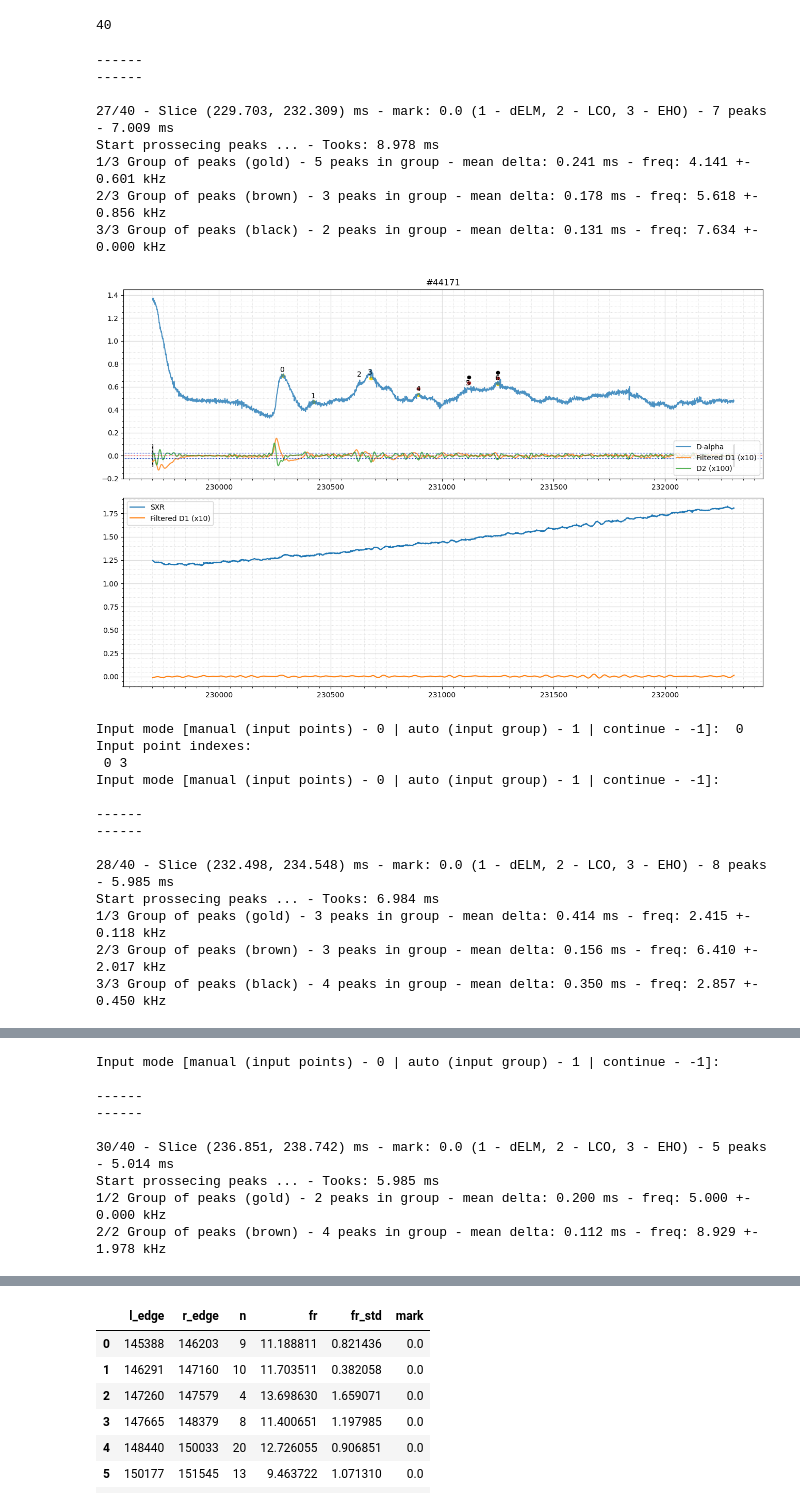
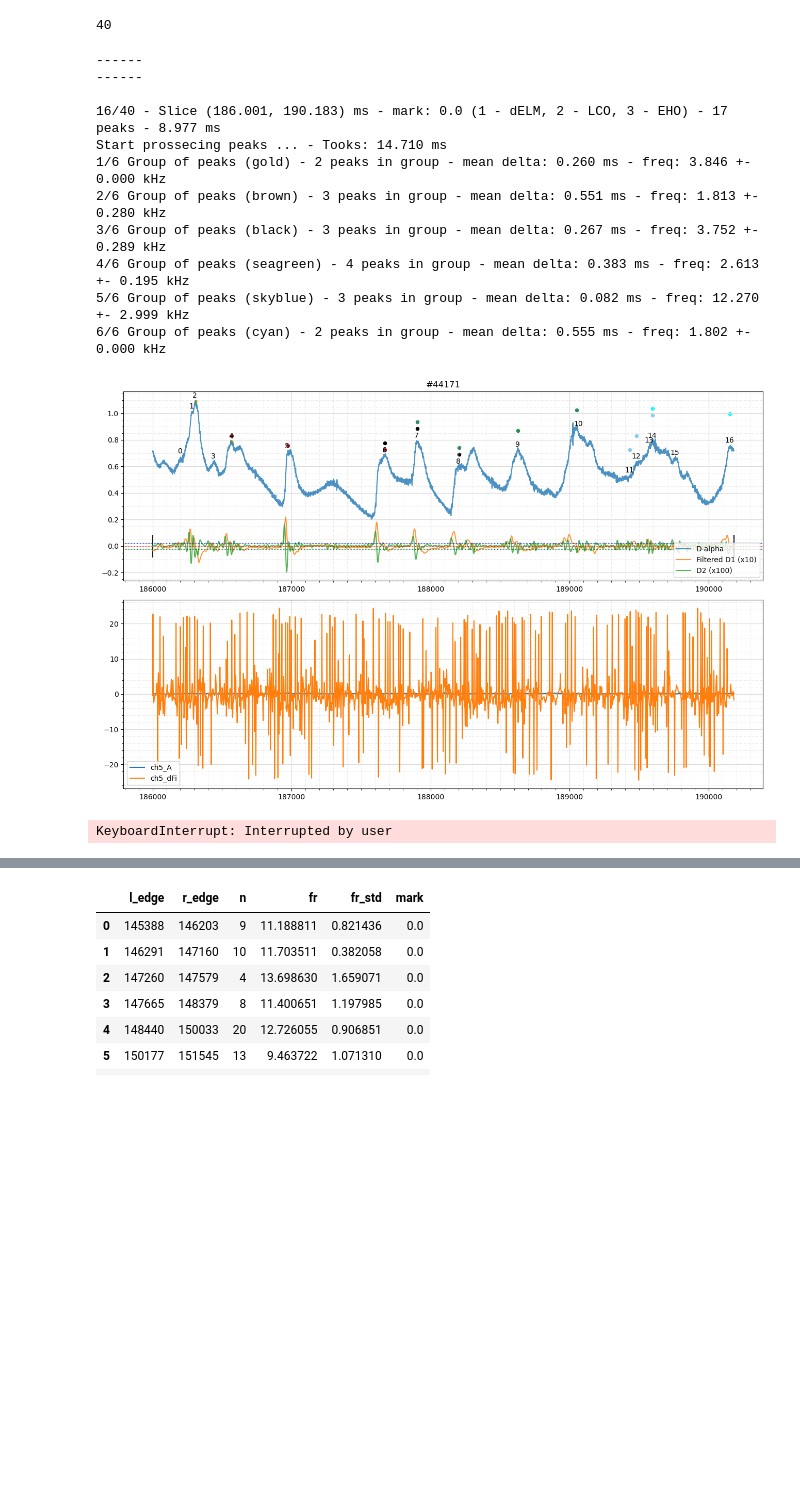
Before and after one commit to feodorrussia/Plasma_analysis, a Jupyter notebook: Marking sys_v3.ipynb, the cells around one changed output, grey strips where cells are left out. Saved outputs shown, nothing was run; the diff lists cells and outputs as text; code cells hidden in the pictures; blank space fills up the shorter version.

```diff
--- a/Marking sys_v3.ipynb
+++ b/Marking sys_v3.ipynb
@@ -689,10 +689,3 @@ d_alpha_d1 = np.diff(d_alpha)
 sxr_d1 = np.diff(sxr)
 # %%
 mgd = df.mgd_v.to_numpy() ** 2 + df.mgd_r.to_numpy() ** 2
-# %%
-from scipy import signal
-
-b, a = signal.butter(5, 0.1)
-d_alpha_f = signal.filtfilt(b, a, d_alpha_d1)
-b, a = signal.butter(5, 0.05)
-sxr_f = signal.filtfilt(b, a, sxr_d1)
@@ -698,0 +708,8 @@ sxr_f = signal.filtfilt(b, a, sxr_d1)
+# %%
+dbs_dir_path = proj_path + "/data/dbs/sht/"
+dbs_df = read_sht_data(f'Dref{F_ID}', dbs_dir_path, data_name="ch1")
+channels = [1, 2, 3, 4, 5, 6]
+for i in channels[1:]:
+    dbs_df[f"ch{i}"] = read_sht_data(f'Dref{F_ID}', dbs_dir_path, data_name=f"ch{i}").ch1
+
+dbs_df.describe()
@@ -698,0 +726,12 @@ sxr_f = signal.filtfilt(b, a, sxr_d1)
+# %%
+for ind in range(1, len(channels) + 1, 2):
+    w = 0.2
+    i_data = normalise_series(filt_signal(dbs_df[f"ch{ind}"].to_numpy(), 5, w))
+    q_data = normalise_series(filt_signal(dbs_df[f"ch{ind + 1}"].to_numpy(), 5, w))
+
+    c_data = i_data + q_data*1j
+
+    dbs_df[f"ch{ind}_A"] = np.abs(c_data)
+    dbs_df[f"ch{ind}_dfi"] = smooth(np.concatenate([np.diff(np.angle(c_data)), [0]]), 300)
+
+dbs_df.describe()
@@ -793,7 +842,7 @@ print(len(res_slices_edges))
 # %% [output]
 40
 # %%
-start_ind = 26  # 0
+start_ind = 15  # 0
 
 for ind in range(start_ind, res_slices_edges.shape[0]):
     l_edge, r_edge = res_slices_edges[ind]
@@ -863,56 +912,51 @@ for ind in range(start_ind, res_slices_edges.shape[0]):
     axs[0].xaxis.set_minor_locator(AutoMinorLocator(10))
     axs[0].legend(loc='lower right')
 
-    axs[1].plot(range(plot_l_edge, plot_r_edge), sxr[plot_l_edge:plot_r_edge], label="SXR")
-    # axs[1].plot(range(l_edge, r_edge), sxr_d1[l_edge:r_edge], label="Diff 1")
-    axs[1].plot(range(plot_l_edge, plot_r_edge), sxr_f[plot_l_edge:plot_r_edge] * 10, label="Filtered D1 (x10)")
+    # axs[1].plot(range(plot_l_edge, plot_r_edge), sxr[plot_l_edge:plot_r_edge], label="SXR")
+    # # axs[1].plot(range(l_edge, r_edge), sxr_d1[l_edge:r_edge], label="Diff 1")
+    # axs[1].plot(range(plot_l_edge, plot_r_edge), sxr_f[plot_l_edge:plot_r_edge] * 10, label="Filtered D1 (x10)")
+
+    for i in [5]:  # channels[::2]
+        axs[1].plot(range(plot_l_edge, plot_r_edge), dbs_df[f"ch{i}_A"][plot_l_edge:plot_r_edge], label=f"ch{i}_A")
+        axs[1].plot(range(plot_l_edge, plot_r_edge), dbs_df[f"ch{i}_dfi"][plot_l_edge:plot_r_edge] * 10, label=f"ch{i}_dFi")
 
     axs[1].grid(which='major', color='#DDDDDD', linewidth=0.9)
     axs[1].grid(which='minor', color='#DDDDDD', linestyle=':', linewidth=0.7)
     axs[1].minorticks_on()
     axs[1].xaxis.set_minor_locator(AutoMinorLocator(10))
     axs[1].legend()
 
     plt.show()
 
     mode = input("Input mode [manual (input points) - 0 | auto (input group) - 1 | continue - -1]: ")
     while mode != "" and int(mode) >= 0:
         mode = int(mode)
         if mode == 0:
             points_ind = list(map(int, input("Input point indexes:\n").strip().split()))
             points = x[points_ind]
         else:
             gr_ind = int(input(f"Input group number (from 1 to {len(res_groups_peaks)}): ").strip().split()[0]) - 1
             points = res_groups_peaks[gr_ind]
 
         m_d = get_time_delta(points) / 1e3
         std_d = 0
         for p_i in range(1, len(points)):
             std_d += (m_d - (points[p_i] - points[p_i - 1]) / 1e3) ** 2
         std_d = (std_d / len(points) / (len(points) - 1)) ** .5
         df_arr.append([points[0] - 50, points[-1] + 50, len(points), 1/m_d, std_d/(m_d ** 2), slices_marks[ind]])
         # cur_deltas_desync_elm.std() / (cur_deltas_desync_elm.mean() ** 2)
         mode = input("Input mode [manual (input points) - 0 | auto (input group) - 1 | continue - -1]: ")
 # %% [output]
 ------
 ------
 
-27/40 - Slice (229.703, 232.309) ms - mark: 0.0 (1 - dELM, 2 - LCO, 3 - EHO) - 7 peaks - 7.009 ms
-Start prossecing peaks ... - Tooks: 8.978 ms
-1/3 Group of peaks (gold) - 5 peaks in group - mean delta: 0.241 ms - freq: 4.141 +- 0.601 kHz
-2/3 Group of peaks (brown) - 3 peaks in group - mean delta: 0.178 ms - freq: 5.618 +- 0.856 kHz
-3/3 Group of peaks (black) - 2 peaks in group - mean delta: 0.131 ms - freq: 7.634 +- 0.000 kHz
+16/40 - Slice (186.001, 190.183) ms - mark: 0.0 (1 - dELM, 2 - LCO, 3 - EHO) - 17 peaks - 8.977 ms
+Start prossecing peaks ... - Tooks: 14.710 ms
+1/6 Group of peaks (gold) - 2 peaks in group - mean delta: 0.260 ms - freq: 3.846 +- 0.000 kHz
+2/6 Group of peaks (brown) - 3 peaks in group - mean delta: 0.551 ms - freq: 1.813 +- 0.280 kHz
+3/6 Group of peaks (black) - 3 peaks in group - mean delta: 0.267 ms - freq: 3.752 +- 0.289 kHz
+4/6 Group of peaks (seagreen) - 4 peaks in group - mean delta: 0.383 ms - freq: 2.613 +- 0.195 kHz
+5/6 Group of peaks (skyblue) - 3 peaks in group - mean delta: 0.082 ms - freq: 12.270 +- 2.999 kHz
+6/6 Group of peaks (cyan) - 2 peaks in group - mean delta: 0.555 ms - freq: 1.802 +- 0.000 kHz
-[figure, old version]
+[figure, new version]
-Input mode [manual (input points) - 0 | auto (input group) - 1 | continue - -1]:  0
-Input point indexes:
- 0 3
-Input mode [manual (input points) - 0 | auto (input group) - 1 | continue - -1]:
-
-------
-------
-
-28/40 - Slice (232.498, 234.548) ms - mark: 0.0 (1 - dELM, 2 - LCO, 3 - EHO) - 8 peaks - 5.985 ms
-Start prossecing peaks ... - Tooks: 6.984 ms
-1/3 Group of peaks (gold) - 3 peaks in group - mean delta: 0.414 ms - freq: 2.415 +- 0.118 kHz
-2/3 Group of peaks (brown) - 3 peaks in group - mean delta: 0.156 ms - freq: 6.410 +- 2.017 kHz
-3/3 Group of peaks (black) - 4 peaks in group - mean delta: 0.350 ms - freq: 2.857 +- 0.450 kHz
+KeyboardInterrupt: Interrupted by user
@@ -932,9 +962,0 @@ Start prossecing peaks ... - Tooks: 5.987 ms
-Input mode [manual (input points) - 0 | auto (input group) - 1 | continue - -1]:
-
-------
-------
-
-30/40 - Slice (236.851, 238.742) ms - mark: 0.0 (1 - dELM, 2 - LCO, 3 - EHO) - 5 peaks - 5.014 ms
-Start prossecing peaks ... - Tooks: 5.985 ms
-1/2 Group of peaks (gold) - 2 peaks in group - mean delta: 0.200 ms - freq: 5.000 +- 0.000 kHz
-2/2 Group of peaks (brown) - 4 peaks in group - mean delta: 0.112 ms - freq: 8.929 +- 1.978 kHz
```
Also changed, not shown: parts of 5 cells of this notebook, 1 other file.
